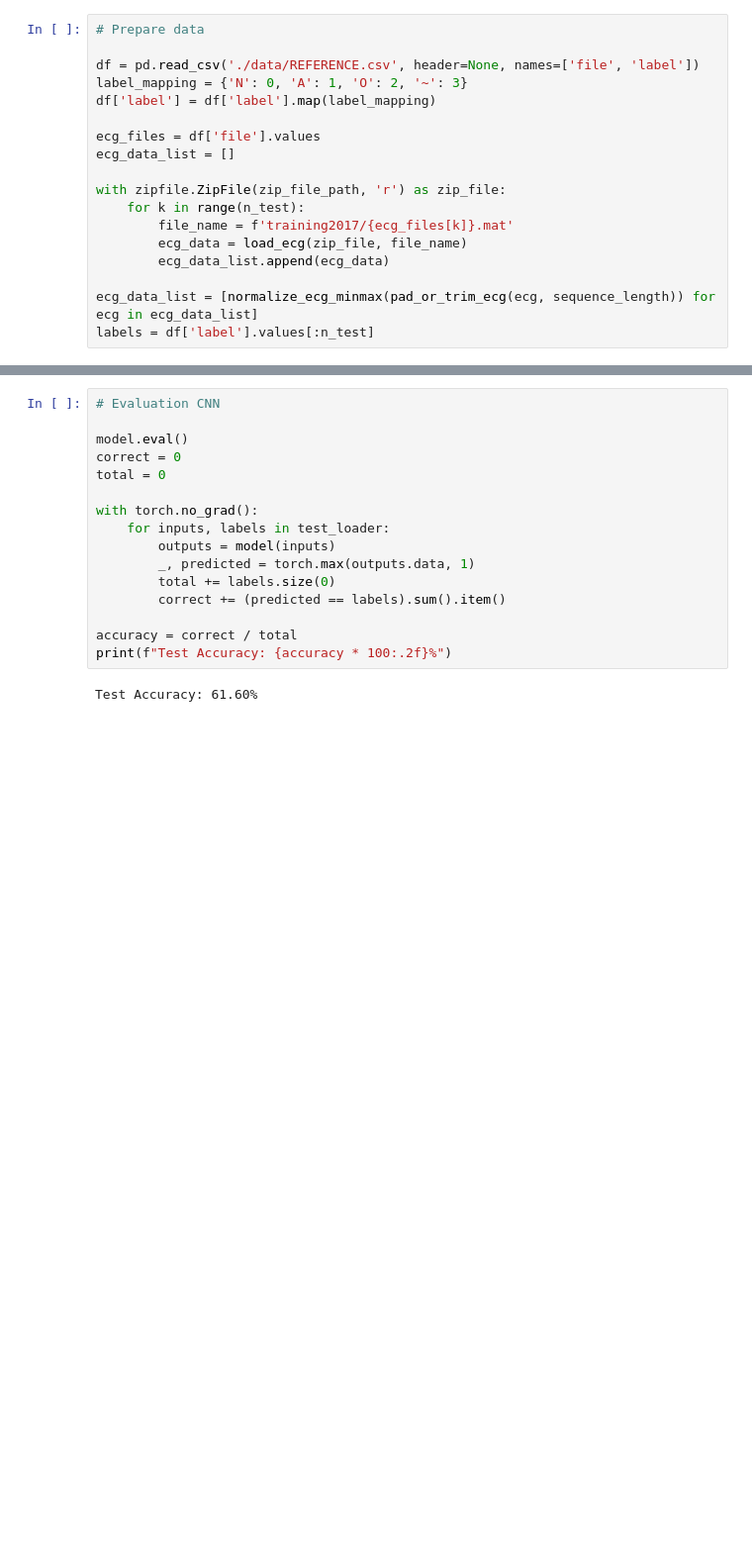
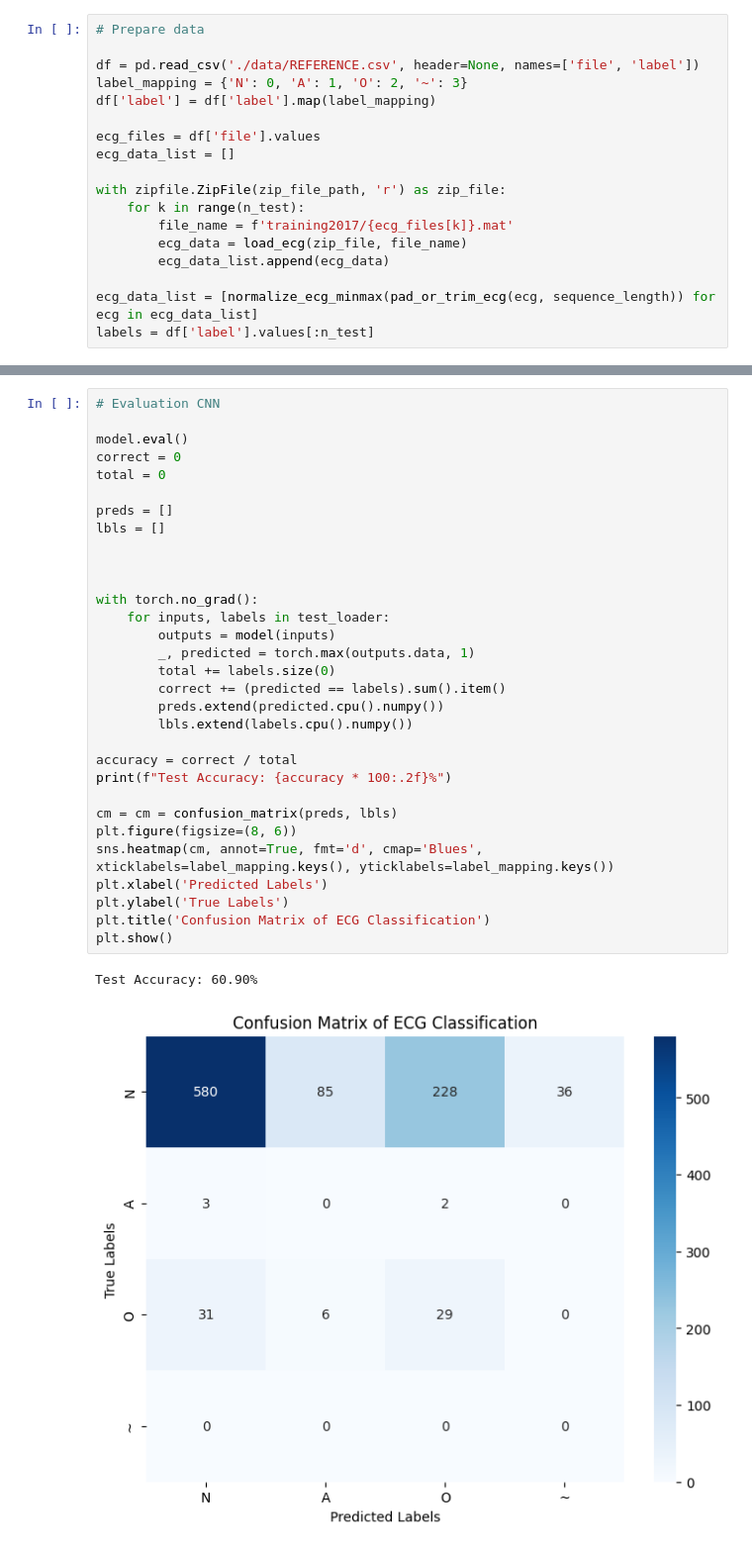
Before and after one commit to htounkara/deep-learning-tp3, a Jupyter notebook: main.ipynb, the cells around one changed output, grey strips where cells are left out. Shown at 99% size. Saved outputs shown, nothing was run; the diff lists cells and outputs as text; blank space fills up the shorter version.

```diff
--- a/main.ipynb
+++ b/main.ipynb
@@ -134,21 +137,37 @@ Epoch 5/5, Loss: 0.9178103966712952
 # %%
 # Evaluation CNN
 
 model.eval()
 correct = 0
 total = 0
 
+preds = []
+lbls = []
+
+
+
 with torch.no_grad():
     for inputs, labels in test_loader:
         outputs = model(inputs)
         _, predicted = torch.max(outputs.data, 1)
         total += labels.size(0)
         correct += (predicted == labels).sum().item()
+        preds.extend(predicted.cpu().numpy())
+        lbls.extend(labels.cpu().numpy())
 
 accuracy = correct / total
 print(f"Test Accuracy: {accuracy * 100:.2f}%")
+
+cm = cm = confusion_matrix(preds, lbls)
+plt.figure(figsize=(8, 6))
+sns.heatmap(cm, annot=True, fmt='d', cmap='Blues', xticklabels=label_mapping.keys(), yticklabels=label_mapping.keys())
+plt.xlabel('Predicted Labels')
+plt.ylabel('True Labels')
+plt.title('Confusion Matrix of ECG Classification')
+plt.show()
 # %% [output]
-Test Accuracy: 61.60%
+Test Accuracy: 60.90%
+[figure, added]
 # %%
 # RNN
 
```
Also changed, not shown: parts of 5 cells of this notebook.
